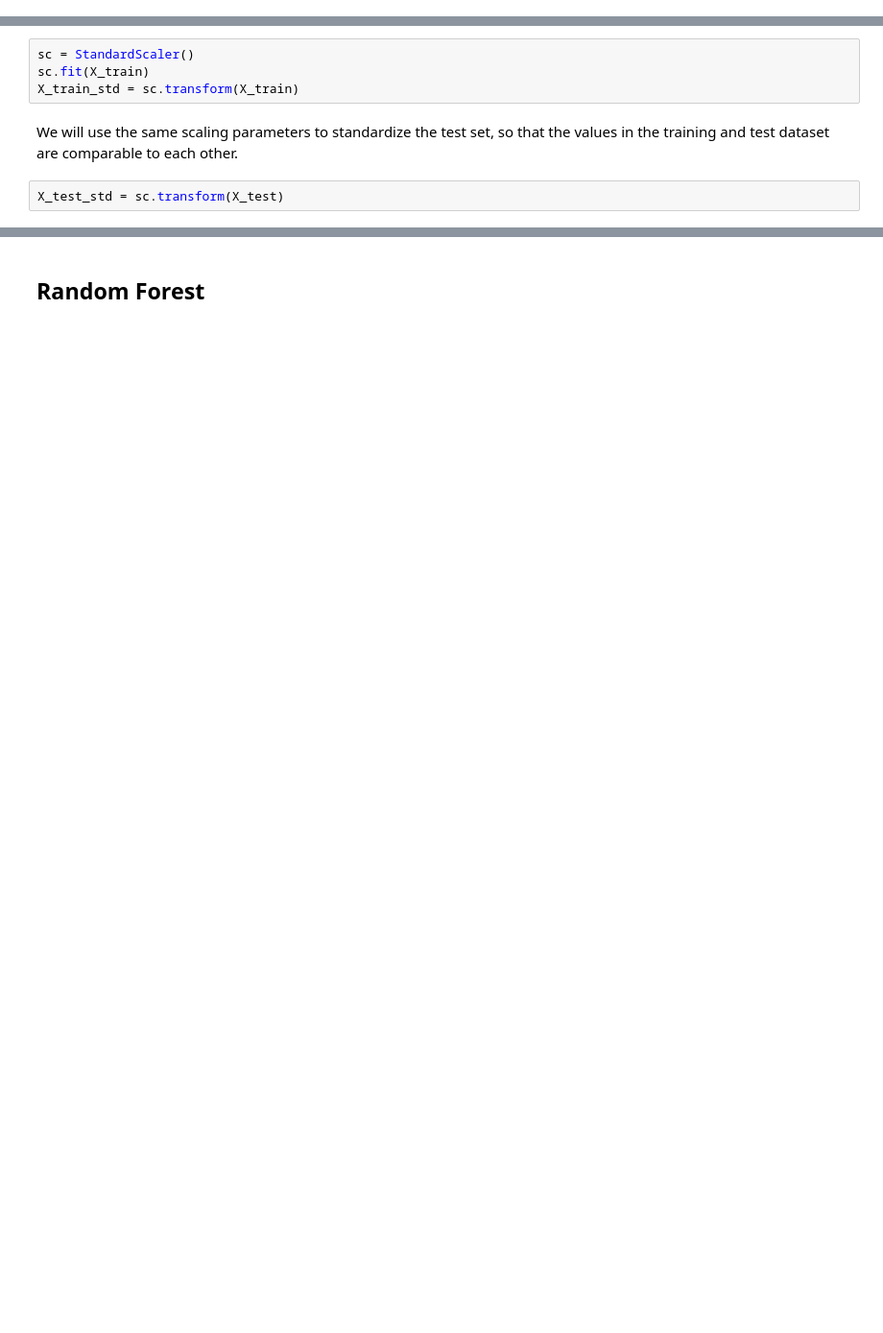
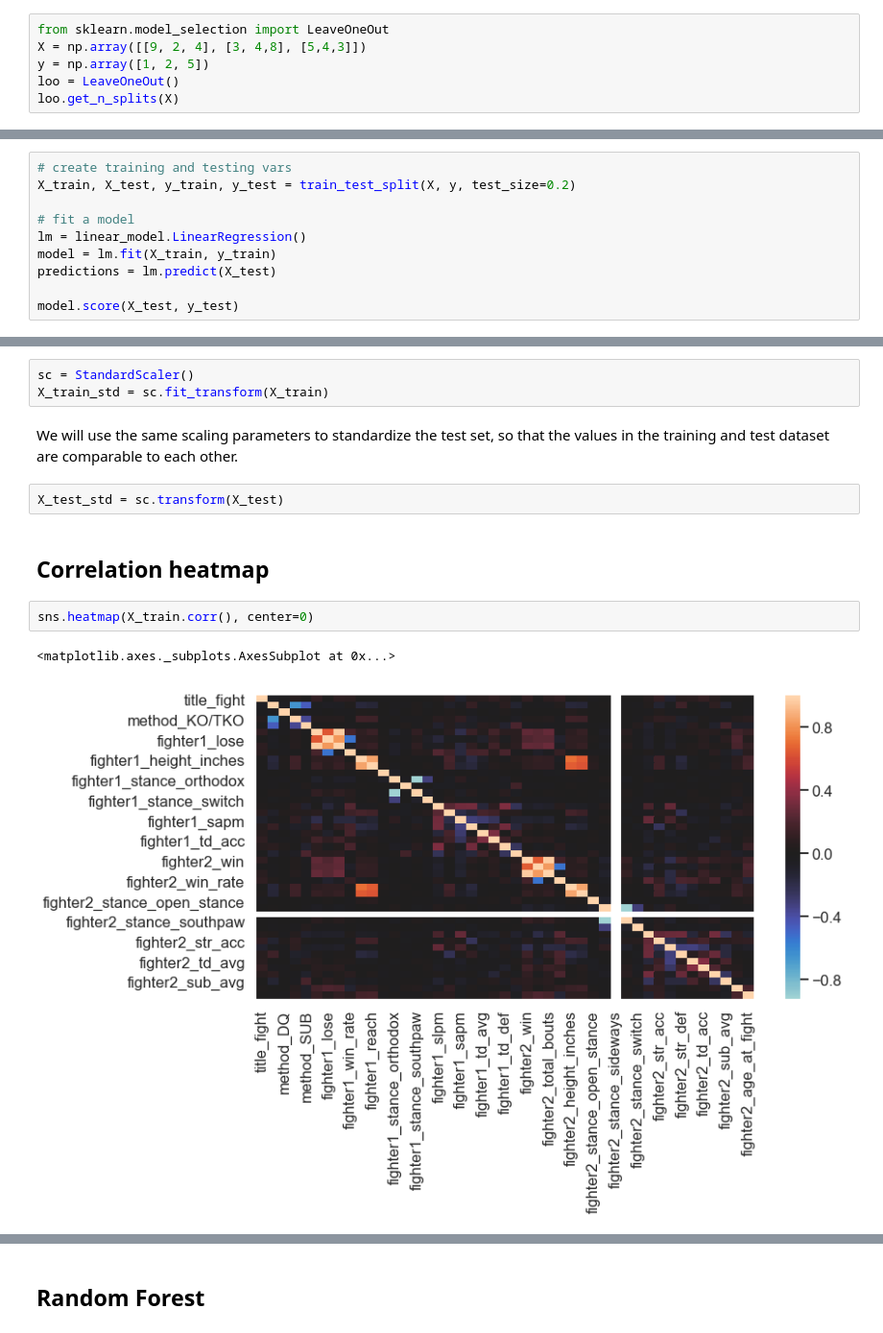
Before and after one commit to AdamBlomfield/machine_learning_ufc_data, a Jupyter notebook: notebooks/model_ab_ml_ufc.ipynb, the cells around one changed output, grey strips where cells are left out. Shown at 96% size. Saved outputs shown, nothing was run; the diff lists cells and outputs as text; blank space fills up the shorter version.

Commit message:
added several figures and cleaned up code

```diff
--- a/notebooks/model_ab_ml_ufc.ipynb
+++ b/notebooks/model_ab_ml_ufc.ipynb
@@ -296,0 +460,6 @@ X_Test:
+# %%
+from sklearn.model_selection import LeaveOneOut
+X = np.array([[9, 2, 4], [3, 4,8], [5,4,3]])
+y = np.array([1, 2, 5])
+loo = LeaveOneOut()
+loo.get_n_splits(X)
@@ -296,0 +490,10 @@ X_Test:
+# %%
+# create training and testing vars
+X_train, X_test, y_train, y_test = train_test_split(X, y, test_size=0.2)
+
+# fit a model
+lm = linear_model.LinearRegression()
+model = lm.fit(X_train, y_train)
+predictions = lm.predict(X_test)
+
+model.score(X_test, y_test)
@@ -300,9 +535,15 @@ X_Test:
 Many of the machine learning and optimization algorithms that we will be using require feature scaling in order to optimize performance.  We will standardize the features using StandardScaler from scikit-learn's preprocessing module.
 # %%
 sc = StandardScaler()
-sc.fit(X_train)
-X_train_std = sc.transform(X_train)
+X_train_std = sc.fit_transform(X_train)
 # %% [markdown]
 We will use the same scaling parameters to standardize the test set, so that the values in the training and test dataset are comparable to each other.
 # %%
 X_test_std = sc.transform(X_test)
+# %% [markdown]
+## Correlation heatmap
+# %%
+sns.heatmap(X_train.corr(), center=0)
+# %% [output]
+<matplotlib.axes._subplots.AxesSubplot at 0x...>
+[figure, added]
```
Also changed, not shown: parts of 100 cells of this notebook, 5 other files.
